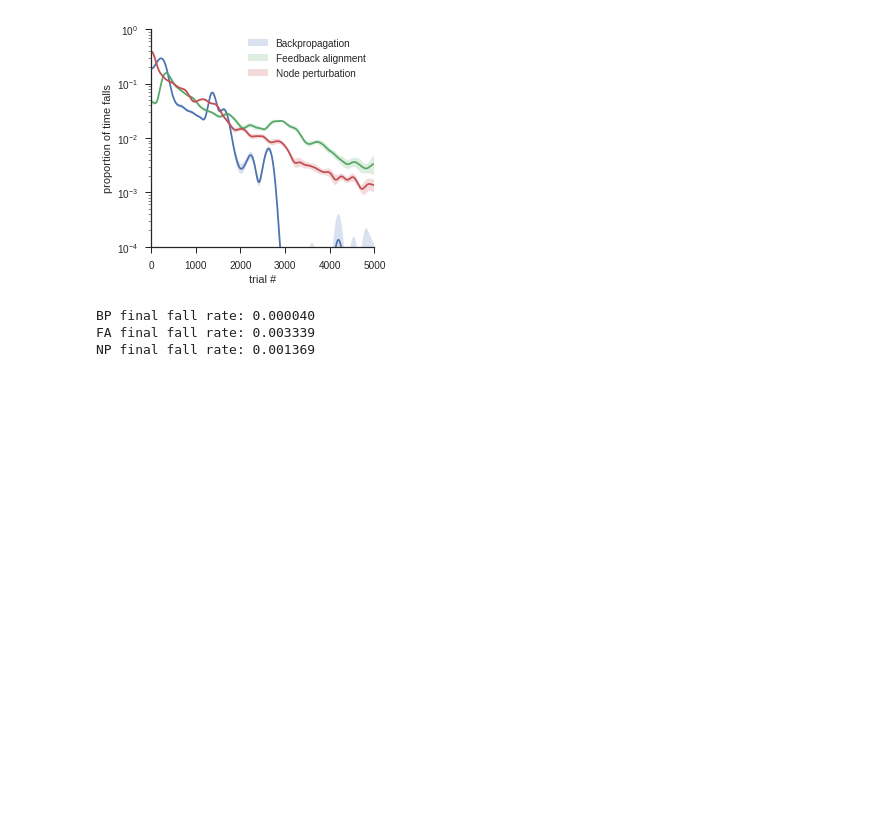
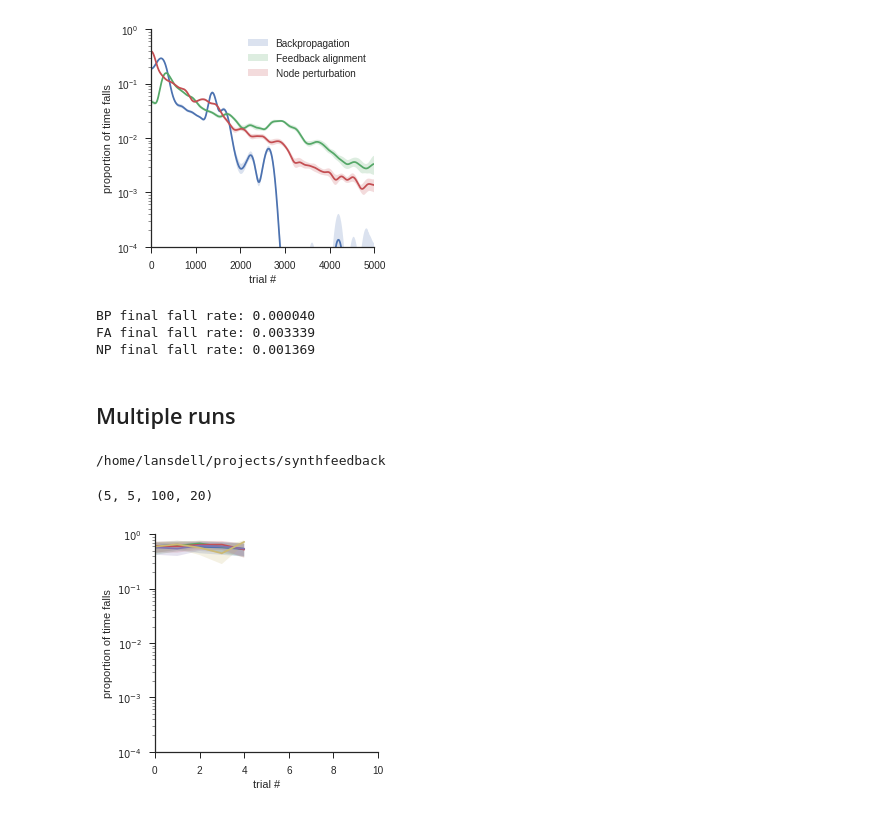
Before and after one commit to benlansdell/synthfeedback, a Jupyter notebook: notebooks/cartpole_partial_obs_results.ipynb, the cells around one changed output. Drawn from its saved outputs; the diff is of its cells as text; code cells hidden in the pictures; blank space fills up the shorter version.

```diff
--- a/notebooks/cartpole_partial_obs_results.ipynb
+++ b/notebooks/cartpole_partial_obs_results.ipynb
@@ -261,3 +263,58 @@ print("NP final fall rate: %f"%np.mean(np_fallrate_smooth, 0)[-1])
 BP final fall rate: 0.000040
 FA final fall rate: 0.003339
 NP final fall rate: 0.001369
+# %% [markdown]
+## Multiple runs
+# %%
+cd /home/lansdell/projects/synthfeedback/
+# %% [output]
+/home/lansdell/projects/synthfeedback
+# %%
+#Load BP results
+lmbda = 5e-3
+var_xi = 0.01
+method = 'backprop'
+learning_rate = 1e-3
+N_epochs = 5
+nB = 20
+#Load data from script
+fn_in = './experiments/cartpole_rnn_partialobs_sgdnp/%s_learning_rate_%f_lmbda_%f_varxi_%f_multipleruns.npz'%(method, learning_rate, lmbda, var_xi)
+with open(fn_in, 'rb') as f:
+    data = pickle.load(f)
+
+xs = data['xs']
+params = data['params']
+
+theta_d_bp = xs[:,:,:,:,:,0].reshape(5, N_epochs,-1, nB)
+theta_bp = xs[:,:,:,:,:,1].reshape(5, N_epochs,-1,nB)
+h_d_bp = xs[:,:,:,:,:,2].reshape(5, N_epochs,-1,nB)
+h_bp = xs[:,:,:,:,:,3].reshape(5, N_epochs,-1,nB)
+# %%
+theta_bp.shape
+# %% [output]
+(5, 5, 100, 20)
+# %%
+fig, axis = plt.subplots(1,1,figsize = (4,4))
+
+bp_fallrate1 = 1-np.mean(theta_bp[0,:,:,:]<np.pi/8, 1).T
+bp_fallrate2 = 1-np.mean(theta_bp[1,:,:,:]<np.pi/8, 1).T
+bp_fallrate3 = 1-np.mean(theta_bp[2,:,:,:]<np.pi/8, 1).T
+bp_fallrate4 = 1-np.mean(theta_bp[3,:,:,:]<np.pi/8, 1).T
+bp_fallrate5 = 1-np.mean(theta_bp[4,:,:,:]<np.pi/8, 1).T
+
+#bp_fallrate_smooth = scipy.ndimage.filters.gaussian_filter1d(bp_fallrate, 75, axis=1)
+
+sns.tsplot(bp_fallrate1, ax = axis, color = 'C0', ci = 95)
+sns.tsplot(bp_fallrate2, ax = axis, color = 'C1', ci = 95)
+sns.tsplot(bp_fallrate3, ax = axis, color = 'C2', ci = 95)
+sns.tsplot(bp_fallrate4, ax = axis, color = 'C3', ci = 95)
+sns.tsplot(bp_fallrate5, ax = axis, color = 'C4', ci = 95)
+
+axis.set_xlabel('trial #')
+axis.set_xlim([0, 10])
+axis.set_yscale('log')
+axis.set_ylim([1e-4, 1])
+axis.set_ylabel('proportion of time falls')
+sns.despine(trim=True)
+# %% [output]
+[figure, added]
```
Also changed, not shown: parts of 2 cells of this notebook, 9 other files.
